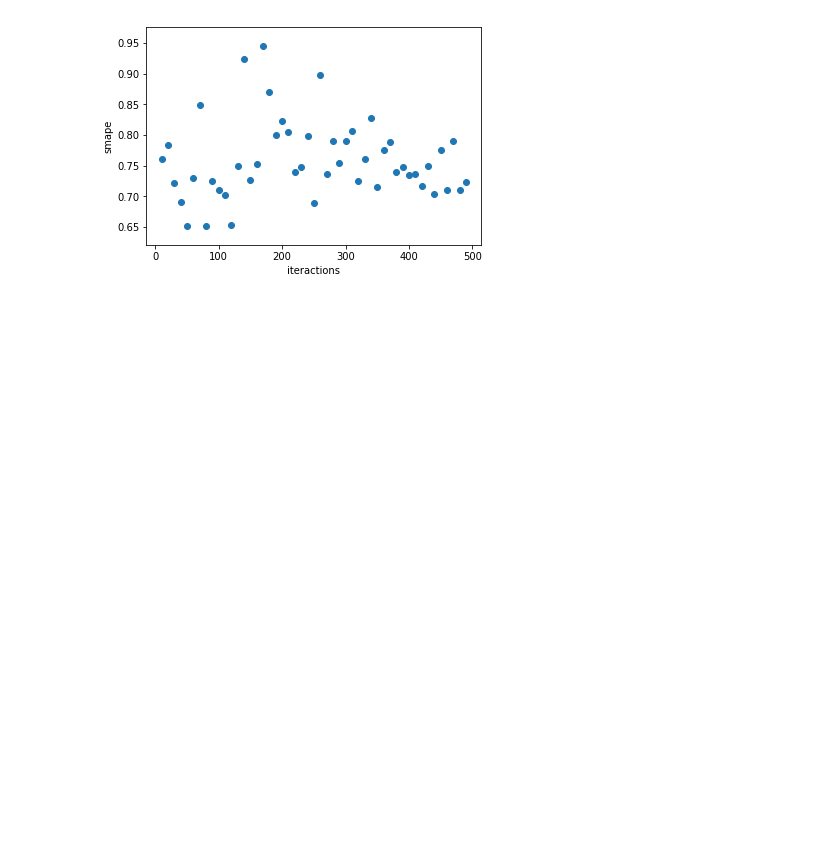
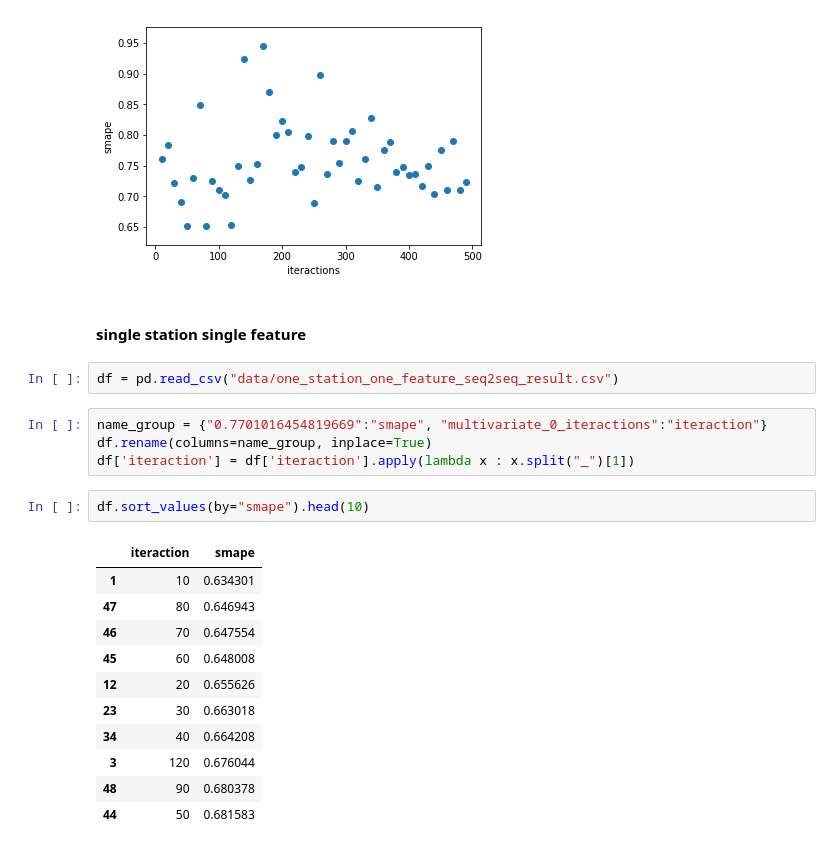
Before and after one commit to txytju/air-quality-prediction, a Jupyter notebook: hyper_parameters_tuning.ipynb, the cells around one changed output. Drawn from its saved outputs; the diff is of its cells as text; blank space fills up the shorter version.

```diff
--- a/hyper_parameters_tuning.ipynb
+++ b/hyper_parameters_tuning.ipynb
@@ -92,3 +92,25 @@ plt.ylabel("smape")
 # %% [output]
 <matplotlib.text.Text at 0x...>
 [figure]
+# %% [markdown]
+#### single station single feature
+# %%
+df = pd.read_csv("data/one_station_one_feature_seq2seq_result.csv")
+# %%
+name_group = {"0.7701016454819669":"smape", "multivariate_0_iteractions":"iteraction"}
+df.rename(columns=name_group, inplace=True)
+df['iteraction'] = df['iteraction'].apply(lambda x : x.split("_")[1])
+# %%
+df.sort_values(by="smape").head(10)
+# %% [output]
+|  | iteraction | smape |
+| 1 | 10 | 0.634301 |
+| 47 | 80 | 0.646943 |
+| 46 | 70 | 0.647554 |
+| 45 | 60 | 0.648008 |
+| 12 | 20 | 0.655626 |
+| 23 | 30 | 0.663018 |
+| 34 | 40 | 0.664208 |
+| 3 | 120 | 0.676044 |
+| 48 | 90 | 0.680378 |
+| 44 | 50 | 0.681583 |
```
Also changed, not shown: parts of 1 cell of this notebook.
